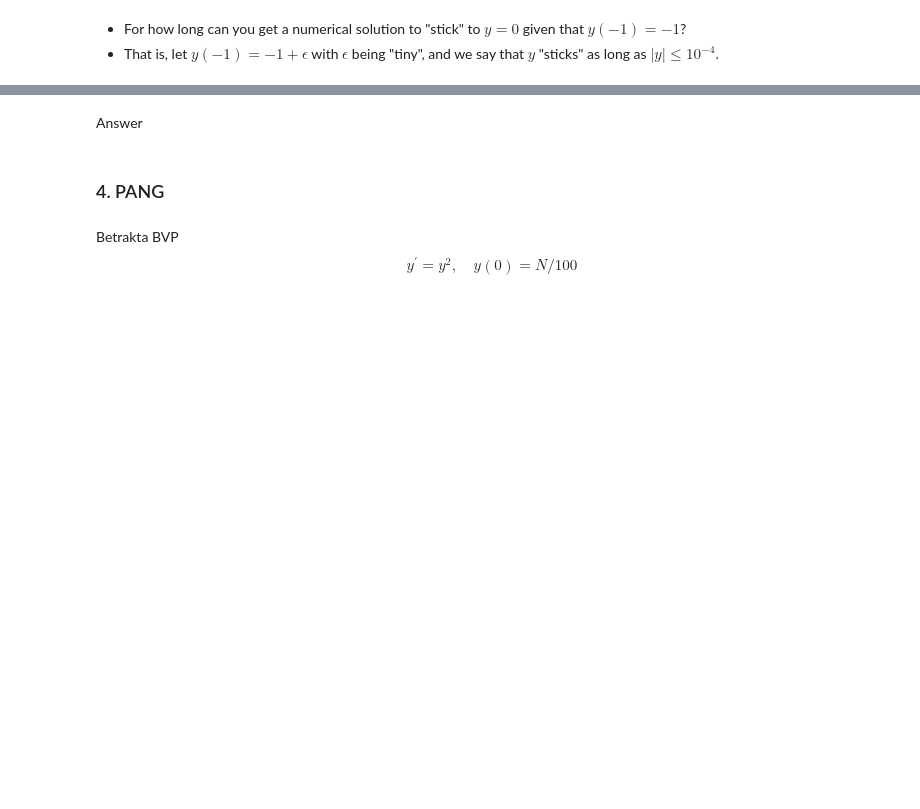
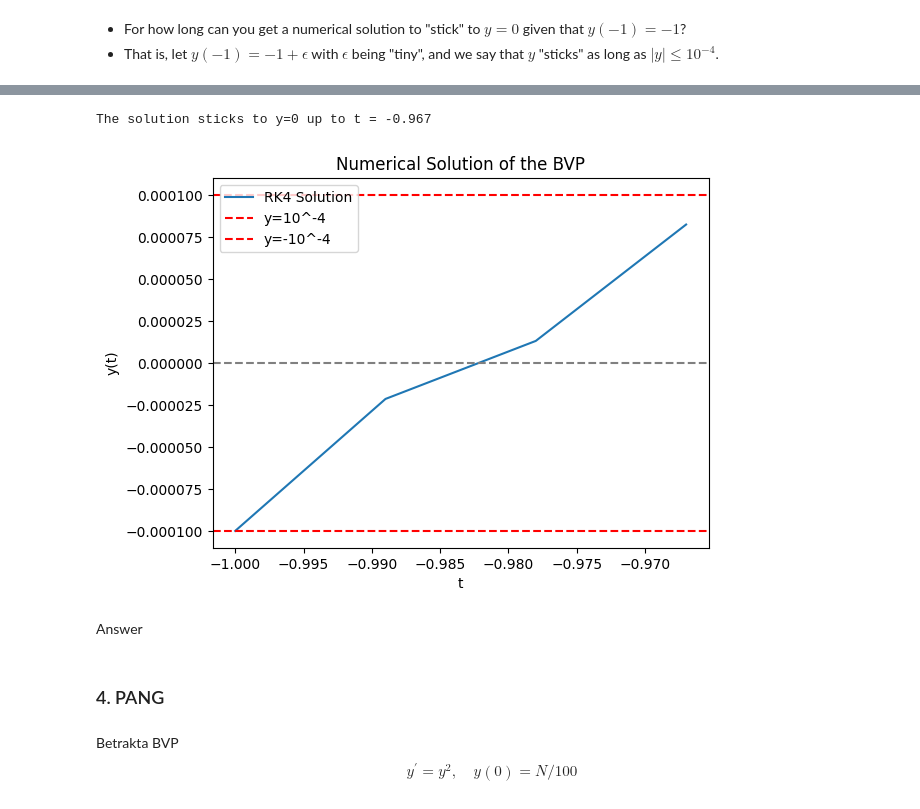
Before and after one commit to Fluntin/Numerical-Methods-ODE, a Jupyter notebook: Project.ipynb, the cells around one changed output, grey strips where cells are left out. Drawn from its saved outputs; the diff is of its cells as text; code cells hidden in the pictures; blank space fills up the shorter version.

```diff
--- a/Project.ipynb
+++ b/Project.ipynb
@@ -60,3 +118,48 @@ Answer
+# %%
+def rk_fyra_alt(f, y0, t0, t_final, h):
+    t_värde = [t0]
+    y_värde = [y0]
+
+    while t_värde[-1] < t_final:
+        k1 = f(t_värde[-1], y_värde[-1])
+        k2 = f(t_värde[-1] + h/2, y_värde[-1] + h/2 * k1)
+        k3 = f(t_värde[-1] + h/2, y_värde[-1] + h/2 * k2)
+        k4 = f(t_värde[-1] + h, y_värde[-1] + h * k3)
+
+        t_next = t_värde[-1] + h
+        y_next = y_värde[-1] + h/6 * (k1 + 2*k2 + 2*k3 + k4)
+
+        # Check if |y| > 10^-4
+        if abs(y_next) > 10**-4:
+            break
+
+        t_värde.append(t_next)
+        y_värde.append(y_next)
+
+    return t_värde, y_värde
+# %%
+t_start = -1
+y0 = 1e-10 - 10**-4
+t_slut = 10
+N = 1000
+h = (t_slut - t_start) / N
+# %%
+rk_t_värde, rk_y_värde = rk_fyra_alt(f, y0, t_start, t_slut, h)
+
+print("The solution sticks to y=0 up to t =", rk_t_värde[-1])
+
+plt.plot(rk_t_värde, rk_y_värde, label="RK4 Solution")
+plt.axhline(0, color='gray', linestyle='--')
+plt.axhline(10**-4, color='red', linestyle='--', label="y=10^-4")
+plt.axhline(-10**-4, color='red', linestyle='--', label="y=-10^-4")
+plt.xlabel("t")
+plt.ylabel("y(t)")
+plt.legend()
+plt.title("Numerical Solution of the BVP")
+plt.show()
+# %% [output]
+The solution sticks to y=0 up to t = -0.967
+[figure, added]
 # %% [markdown]
 Answer
 # %% [markdown]
```
Also changed, not shown: parts of 44 cells of this notebook.
